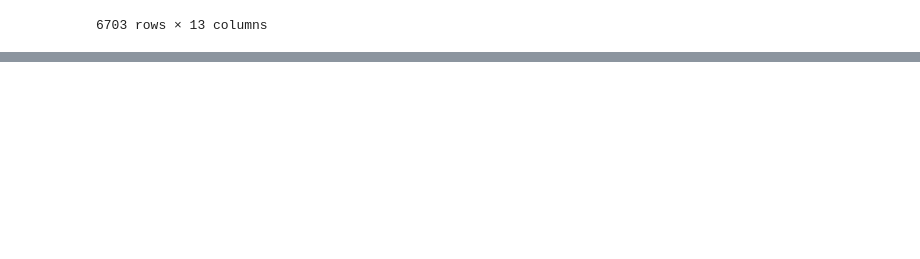
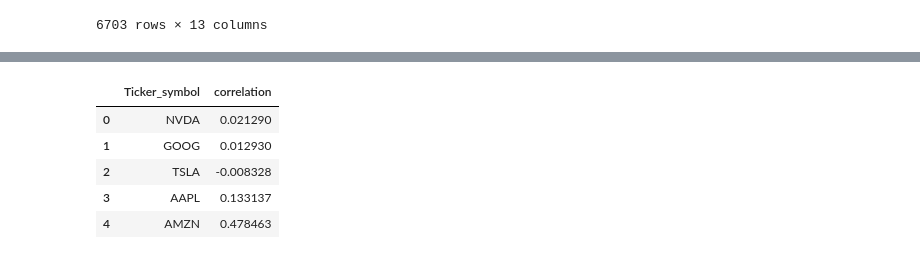
Before and after one commit to getahunTiruneh/Nova-Financial-Solutions, a Jupyter notebook: notebooks/correlation_analysis.ipynb, the cells around one changed output, grey strips where cells are left out. Drawn from its saved outputs; the diff is of its cells as text; code cells hidden in the pictures; blank space fills up the shorter version.

```diff
--- a/notebooks/correlation_analysis.ipynb
+++ b/notebooks/correlation_analysis.ipynb
@@ -213,0 +317,10 @@ filtered_data
+# %%
+# Get unique stock symbols
+corr_analyser.correlation_each_symbol(aggregated_data)
+# %% [output]
+|  | Ticker_symbol | correlation |
+| 0 | NVDA | 0.021290 |
+| 1 | GOOG | 0.012930 |
+| 2 | TSLA | -0.008328 |
+| 3 | AAPL | 0.133137 |
+| 4 | AMZN | 0.478463 |
```
Also changed, not shown: parts of 25 cells of this notebook.
